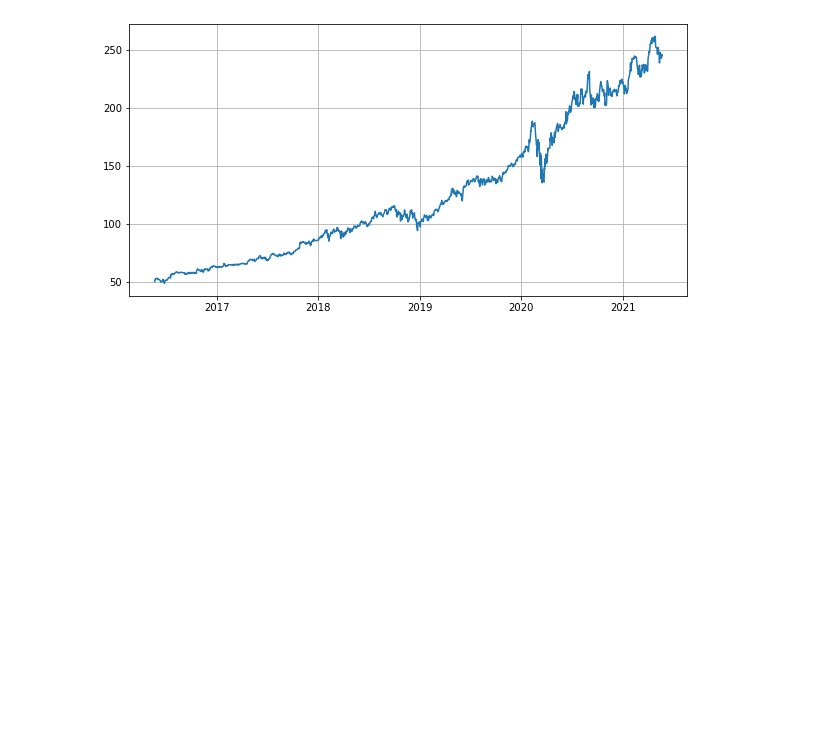
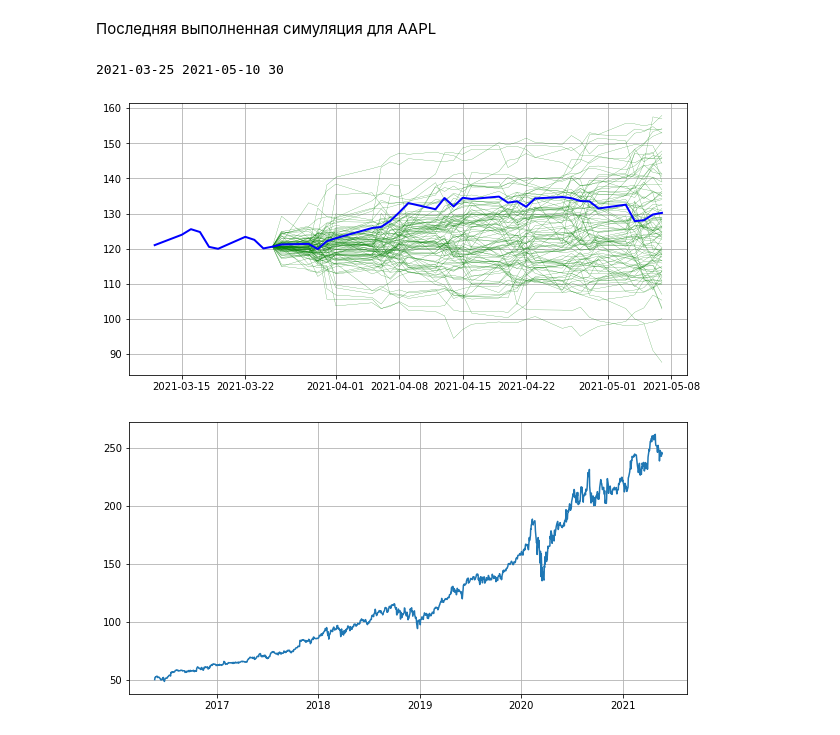
Before and after one commit to VillainNumberOne/bootstrap, a Jupyter notebook: main.ipynb, the cells around one changed output. Drawn from its saved outputs; the diff is of its cells as text; code cells hidden in the pictures; blank space fills up the shorter version.

```diff
--- a/main.ipynb
+++ b/main.ipynb
@@ -10,3 +31,10 @@ MSFT = pd.read_csv("hist_data/MSFT.csv")
+# %% [markdown]
+Последняя выполненная симуляция для AAPL
+# %%
+RS.plot_last_simulation(100, real_price=True)
+# %% [output]
+2021-03-25 2021-05-10 30
+[figure, added]
 # %%
 RS = RandomSampling(MSFT)
 RS.plot()
```
Also changed, not shown: parts of 9 cells of this notebook, 1 other file.
